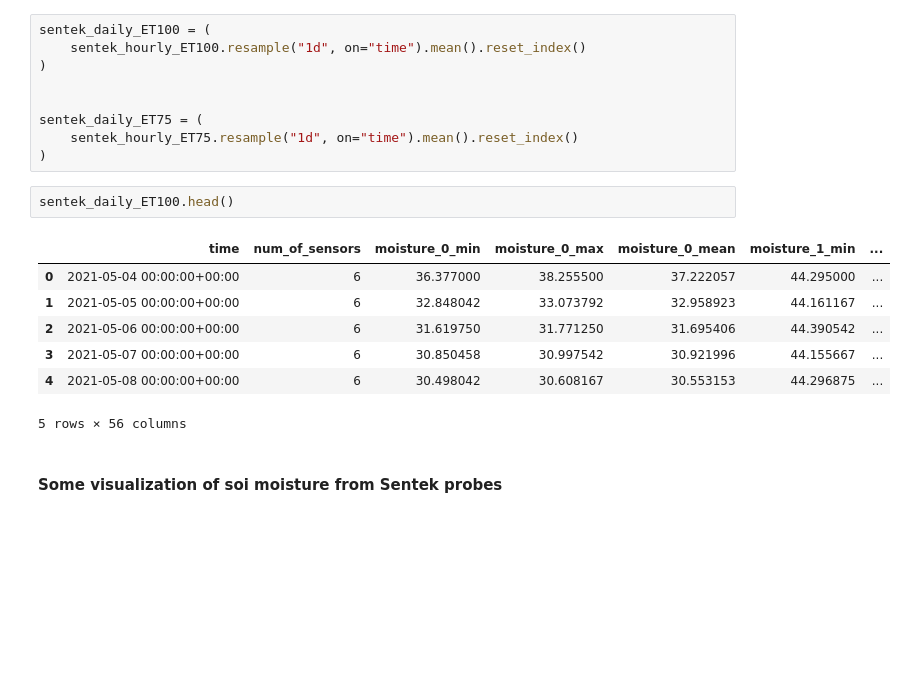
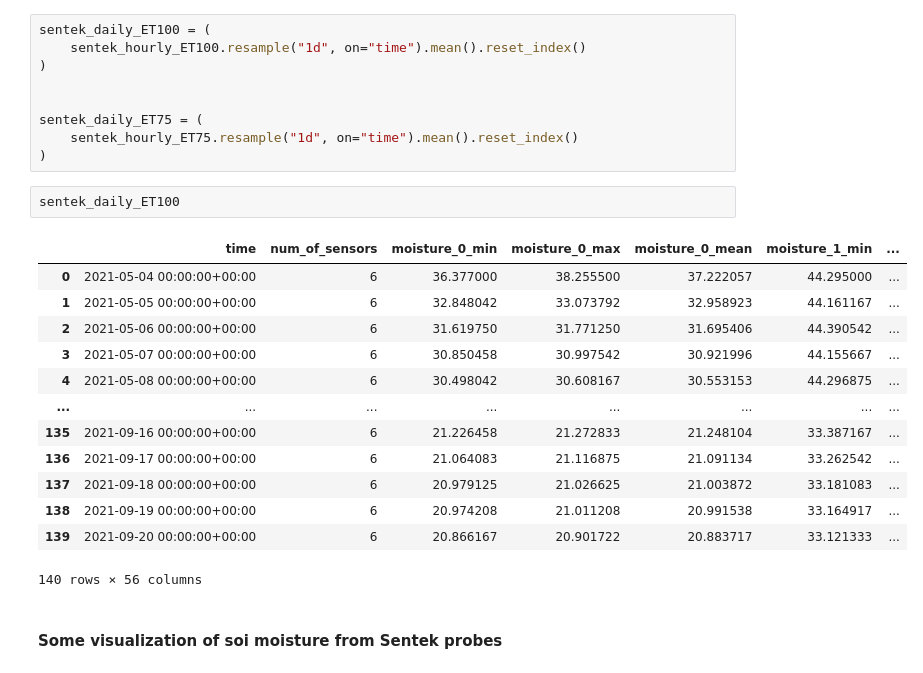
Before and after one commit to Arable/data-check, a Jupyter notebook: UCD_tomato_Water_Balance.ipynb, the cells around one changed output. Cells and saved outputs as stored; diff of their text form; blank space fills up the shorter version.

```diff
--- a/UCD_tomato_Water_Balance.ipynb
+++ b/UCD_tomato_Water_Balance.ipynb
@@ -90,15 +108,21 @@ sentek_daily_ET75 = (
     sentek_hourly_ET75.resample("1d", on="time").mean().reset_index()
 )
 # %%
-sentek_daily_ET100.head()
+sentek_daily_ET100
 # %% [output]
 |  | time | num_of_sensors | moisture_0_min | moisture_0_max | moisture_0_mean | moisture_1_min | ... |
 | 0 | 2021-05-04 00:00:00+00:00 | 6 | 36.377000 | 38.255500 | 37.222057 | 44.295000 | ... |
 | 1 | 2021-05-05 00:00:00+00:00 | 6 | 32.848042 | 33.073792 | 32.958923 | 44.161167 | ... |
 | 2 | 2021-05-06 00:00:00+00:00 | 6 | 31.619750 | 31.771250 | 31.695406 | 44.390542 | ... |
 | 3 | 2021-05-07 00:00:00+00:00 | 6 | 30.850458 | 30.997542 | 30.921996 | 44.155667 | ... |
 | 4 | 2021-05-08 00:00:00+00:00 | 6 | 30.498042 | 30.608167 | 30.553153 | 44.296875 | ... |
+| ... | ... | ... | ... | ... | ... | ... | ... |
+| 135 | 2021-09-16 00:00:00+00:00 | 6 | 21.226458 | 21.272833 | 21.248104 | 33.387167 | ... |
+| 136 | 2021-09-17 00:00:00+00:00 | 6 | 21.064083 | 21.116875 | 21.091134 | 33.262542 | ... |
+| 137 | 2021-09-18 00:00:00+00:00 | 6 | 20.979125 | 21.026625 | 21.003872 | 33.181083 | ... |
+| 138 | 2021-09-19 00:00:00+00:00 | 6 | 20.974208 | 21.011208 | 20.991538 | 33.164917 | ... |
+| 139 | 2021-09-20 00:00:00+00:00 | 6 | 20.866167 | 20.901722 | 20.883717 | 33.121333 | ... |
-5 rows × 56 columns
+140 rows × 56 columns
 # %% [markdown]
 #### Some visualization of soi moisture from Sentek probes
 # %%
```
Also changed, not shown: parts of 39 cells of this notebook.
